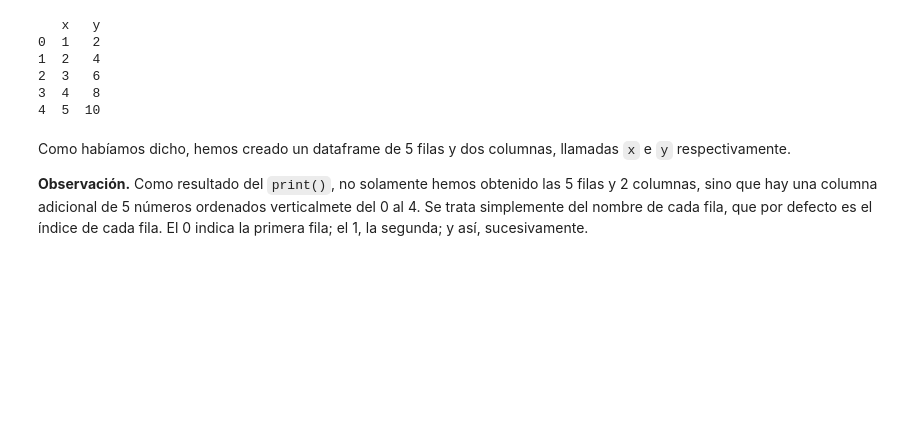
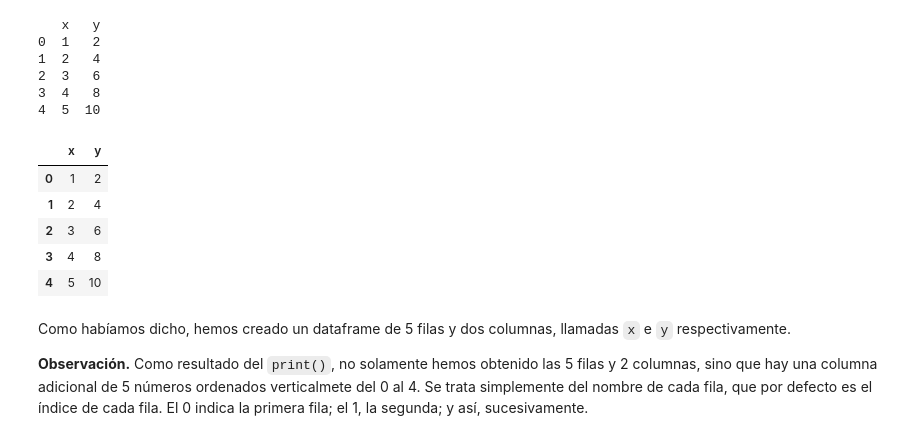
Before and after one commit to chechoreyes/zero_to_ml_curso, a Jupyter notebook: Clase_3/03_pandas/pandas.ipynb, the cells around one changed output. Saved outputs shown, nothing was run; the diff lists cells and outputs as text; code cells hidden in the pictures; blank space fills up the shorter version.

```diff
--- a/Clase_3/03_pandas/pandas.ipynb
+++ b/Clase_3/03_pandas/pandas.ipynb
@@ -34,6 +36,15 @@ print(df1)
 2  3   6
 3  4   8
 4  5  10
+# %%
+df1
+# %% [output]
+|  | x | y |
+| 0 | 1 | 2 |
+| 1 | 2 | 4 |
+| 2 | 3 | 6 |
+| 3 | 4 | 8 |
+| 4 | 5 | 10 |
 # %% [markdown]
 Como habíamos dicho, hemos creado un dataframe de 5 filas y dos columnas, llamadas `x` e `y` respectivamente.
 
```
Also changed, not shown: parts of 79 cells of this notebook, 3 other files.
